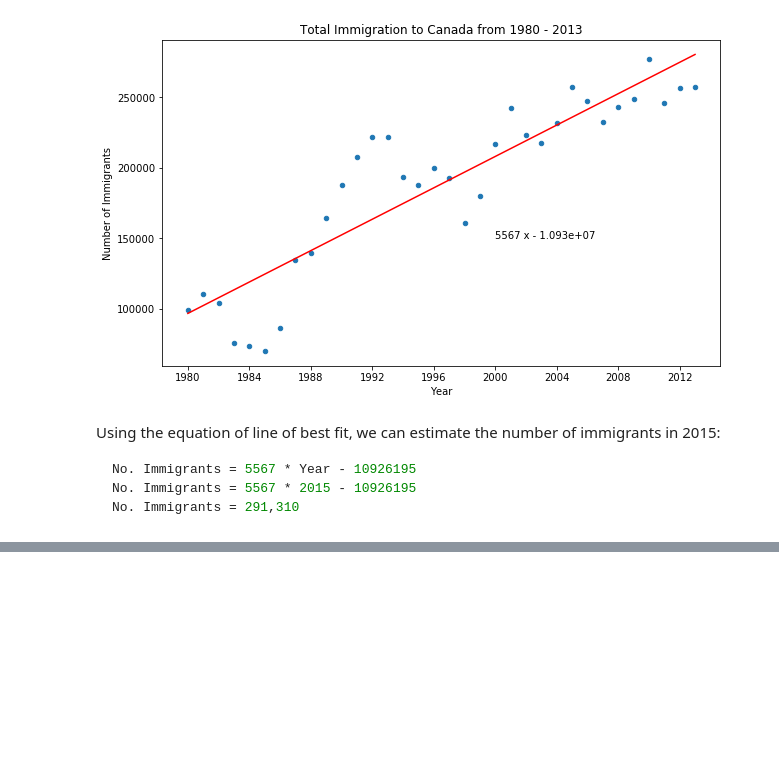
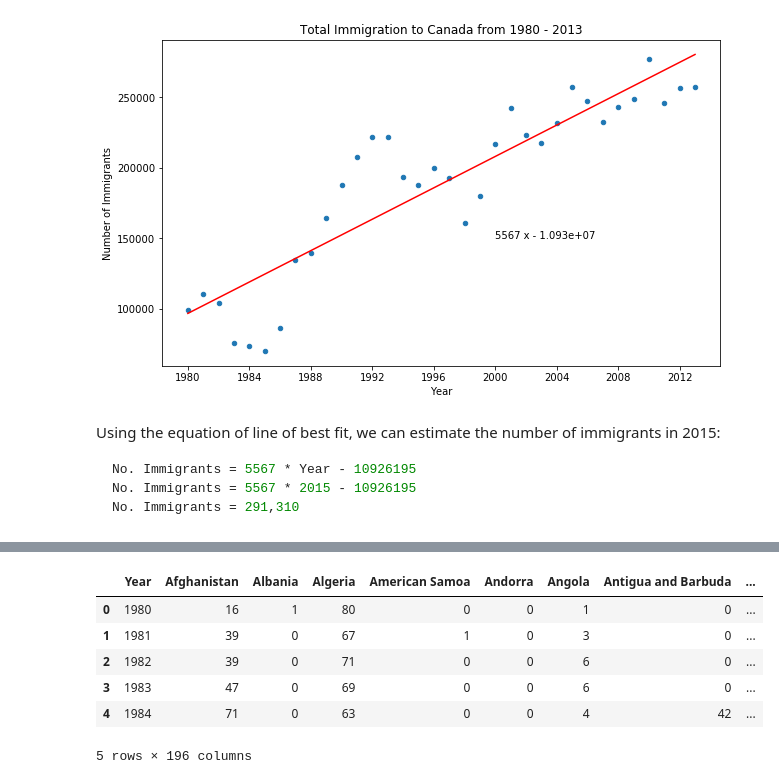
Before and after one commit to aitezazakhtar/Visualization-using-SpecializedTools, a Jupyter notebook: visualize-using-specialTools.ipynb, the cells around one changed output, grey strips where cells are left out. Cells and saved outputs as stored; diff of their text form; code cells hidden in the pictures; blank space fills up the shorter version.

```diff
--- a/visualize-using-specialTools.ipynb
+++ b/visualize-using-specialTools.ipynb
@@ -338,0 +340,22 @@ No. Immigrants = 291,310
+# %%
+df_can_t = df_can[years].transpose() # transposed dataframe
+
+# cast the Years (the index) to type int
+df_can_t.index = map(int, df_can_t.index)
+
+# let's label the index. This will automatically be the column name when we reset the index
+df_can_t.index.name = 'Year'
+
+# reset index to bring the Year in as a column
+df_can_t.reset_index(inplace=True)
+
+# view the changes
+df_can_t.head()
+# %% [output]
+|  | Year | Afghanistan | Albania | Algeria | American Samoa | Andorra | Angola | Antigua and Barbuda | ... |
+| 0 | 1980 | 16 | 1 | 80 | 0 | 0 | 1 | 0 | ... |
+| 1 | 1981 | 39 | 0 | 67 | 1 | 0 | 3 | 0 | ... |
+| 2 | 1982 | 39 | 0 | 71 | 0 | 0 | 6 | 0 | ... |
+| 3 | 1983 | 47 | 0 | 69 | 0 | 0 | 6 | 0 | ... |
+| 4 | 1984 | 71 | 0 | 63 | 0 | 0 | 4 | 42 | ... |
+5 rows × 196 columns
```
Also changed, not shown: parts of 6 cells of this notebook.
